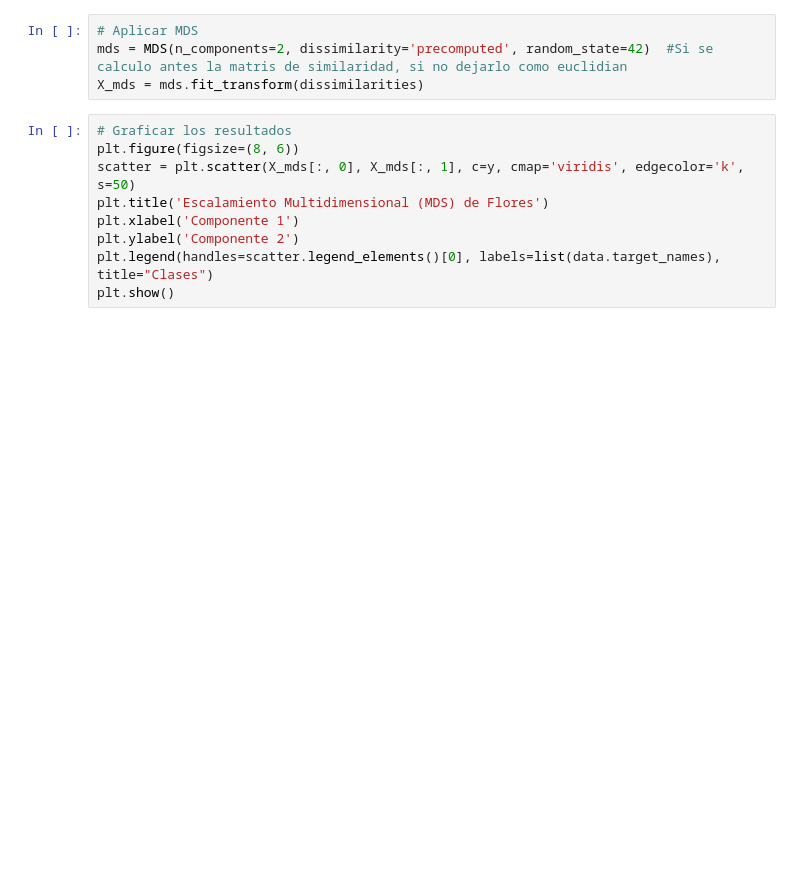
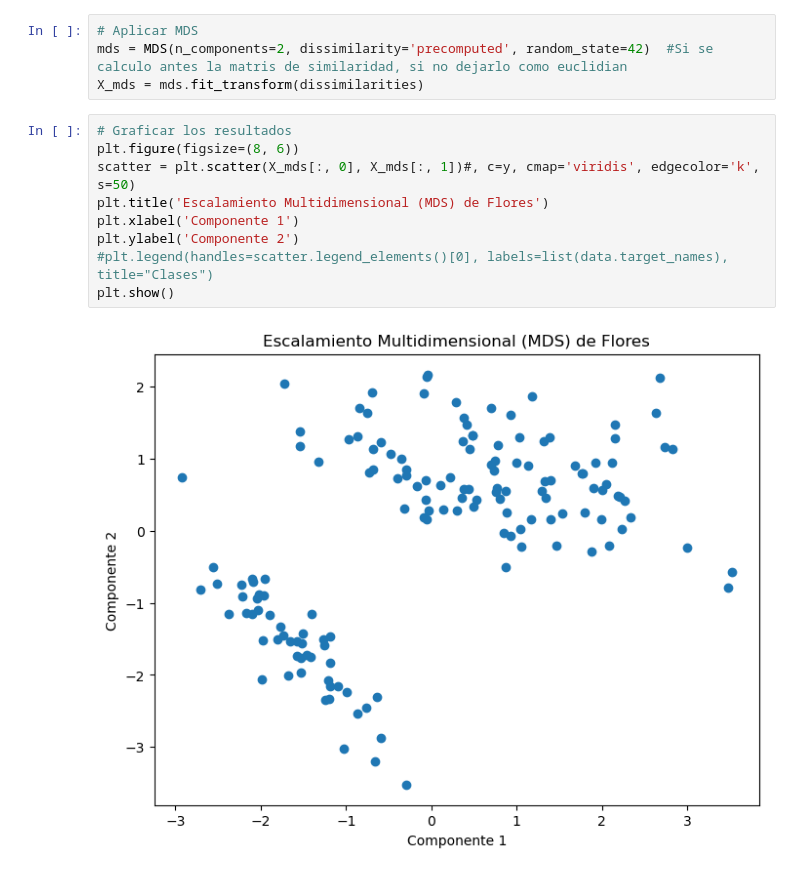
Before and after one commit to Clases-ML-2025-UAGRM/Clase_ML_2025, a Jupyter notebook: notebooks/NB_16_ pca_mds.ipynb, the cells around one changed output. Cells and saved outputs as stored; diff of their text form; blank space fills up the shorter version.

Commit message:
clase 5 - 2

```diff
--- a/notebooks/NB_16_ pca_mds.ipynb
+++ b/notebooks/NB_16_ pca_mds.ipynb
@@ -141,11 +173,13 @@ X_mds = mds.fit_transform(dissimilarities)
 # %%
 # Graficar los resultados
 plt.figure(figsize=(8, 6))
-scatter = plt.scatter(X_mds[:, 0], X_mds[:, 1], c=y, cmap='viridis', edgecolor='k', s=50)
+scatter = plt.scatter(X_mds[:, 0], X_mds[:, 1])#, c=y, cmap='viridis', edgecolor='k', s=50)
 plt.title('Escalamiento Multidimensional (MDS) de Flores')
 plt.xlabel('Componente 1')
 plt.ylabel('Componente 2')
-plt.legend(handles=scatter.legend_elements()[0], labels=list(data.target_names), title="Clases")
+#plt.legend(handles=scatter.legend_elements()[0], labels=list(data.target_names), title="Clases")
 plt.show()
+# %% [output]
+[figure, added]
 # %%
 mds.stress_
```
Also changed, not shown: parts of 12 cells of this notebook, 2 other files.
